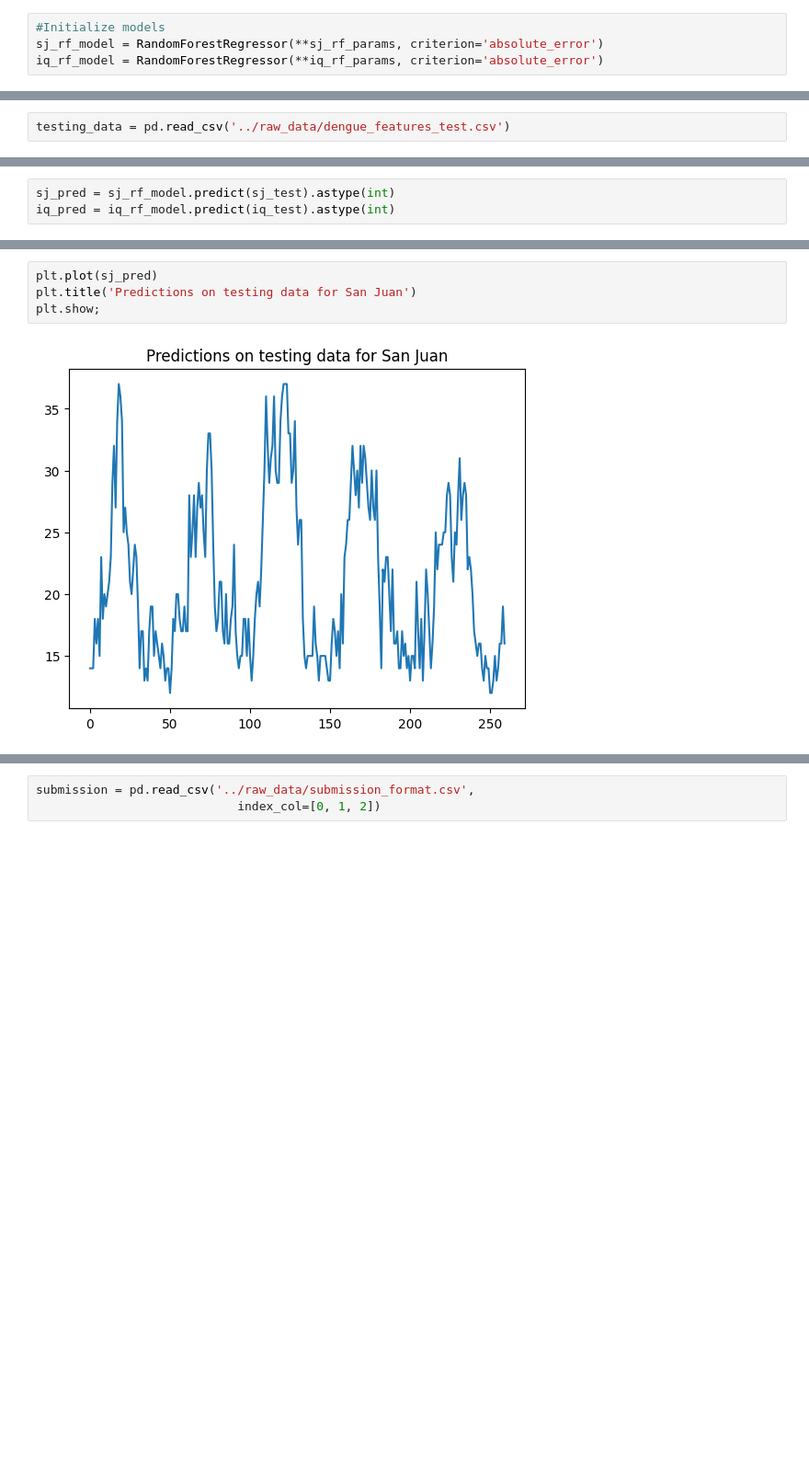
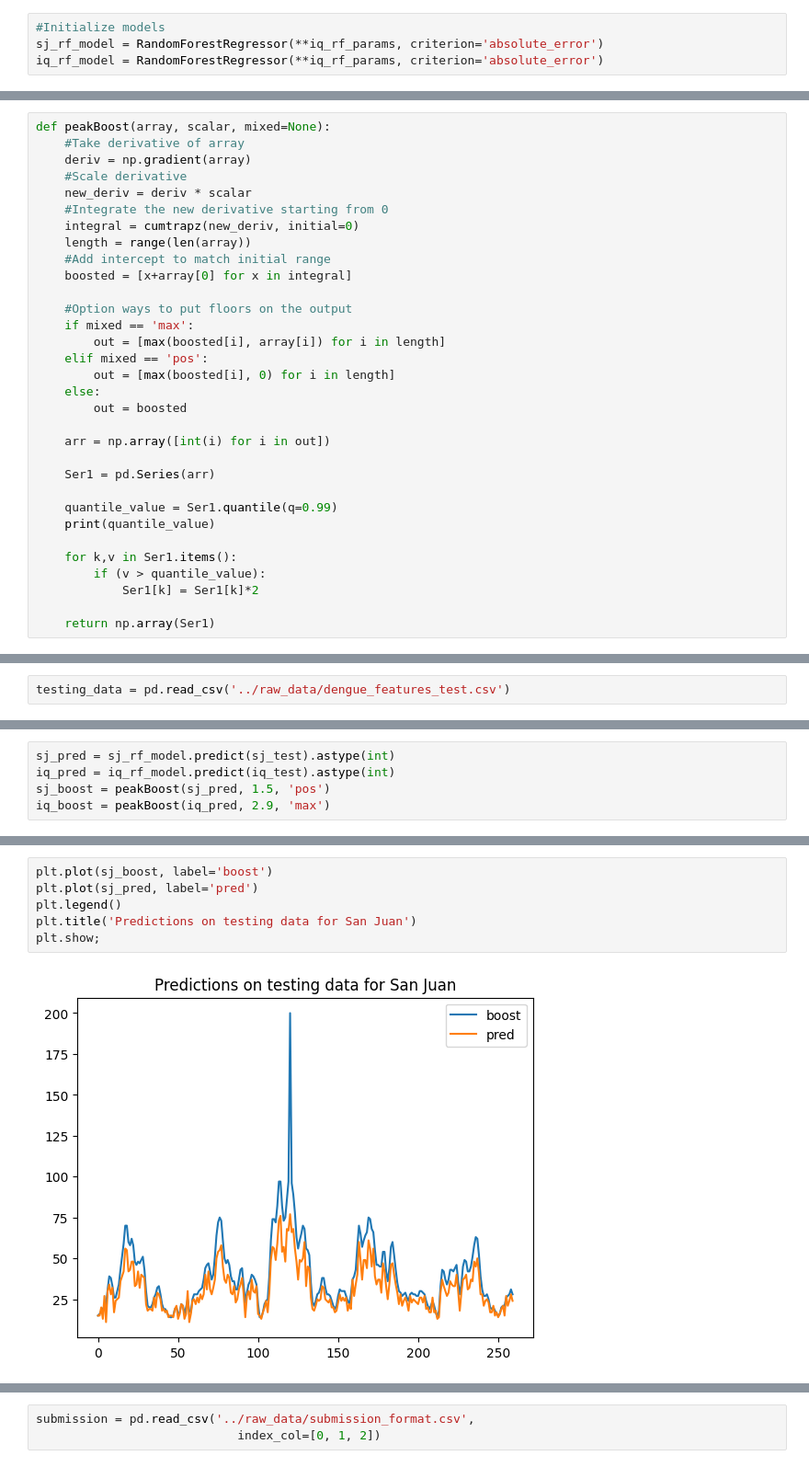
Before and after one commit to oscarschraenkler/DengAI, a Jupyter notebook: notebooks/Oscar's EDA.ipynb, the cells around one changed output, grey strips where cells are left out. Shown at 92% size. Cells and saved outputs as stored; diff of their text form; blank space fills up the shorter version.

```diff
--- a/notebooks/Oscar's EDA.ipynb
+++ b/notebooks/Oscar's EDA.ipynb
@@ -417,6 +460,6 @@ iq_rf_params = {'max_depth': None,
 # %%
 #Initialize models
-sj_rf_model = RandomForestRegressor(**sj_rf_params, criterion='absolute_error')
+sj_rf_model = RandomForestRegressor(**iq_rf_params, criterion='absolute_error')
 iq_rf_model = RandomForestRegressor(**iq_rf_params, criterion='absolute_error')
 # %%
 #Fitting models on training data
@@ -495,0 +541,32 @@ plt.show;
+# %%
+def peakBoost(array, scalar, mixed=None):
+    #Take derivative of array
+    deriv = np.gradient(array)
+    #Scale derivative
+    new_deriv = deriv * scalar
+    #Integrate the new derivative starting from 0
+    integral = cumtrapz(new_deriv, initial=0)
+    length = range(len(array))
+    #Add intercept to match initial range
+    boosted = [x+array[0] for x in integral]
+
+    #Option ways to put floors on the output
+    if mixed == 'max':
+        out = [max(boosted[i], array[i]) for i in length]
+    elif mixed == 'pos':
+        out = [max(boosted[i], 0) for i in length]
+    else:
+        out = boosted
+
+    arr = np.array([int(i) for i in out])
+
+    Ser1 = pd.Series(arr)
+
+    quantile_value = Ser1.quantile(q=0.99)
+    print(quantile_value)
+
+    for k,v in Ser1.items():
+        if (v > quantile_value):
+            Ser1[k] = Ser1[k]*2
+
+    return np.array(Ser1)
@@ -521,3 +647,5 @@ iq_test.shape
 # %%
 sj_pred = sj_rf_model.predict(sj_test).astype(int)
 iq_pred = iq_rf_model.predict(iq_test).astype(int)
+sj_boost = peakBoost(sj_pred, 1.5, 'pos')
+iq_boost = peakBoost(iq_pred, 2.9, 'max')
@@ -524,7 +655,9 @@ iq_pred = iq_rf_model.predict(iq_test).astype(int)
 # %%
-plt.plot(sj_pred)
+plt.plot(sj_boost, label='boost')
+plt.plot(sj_pred, label='pred')
+plt.legend()
 plt.title('Predictions on testing data for San Juan')
 plt.show;
 # %% [output]
-[figure, old version]
+[figure, new version]
 # %%
```
Also changed, not shown: parts of 40 cells of this notebook, 1 other file.
